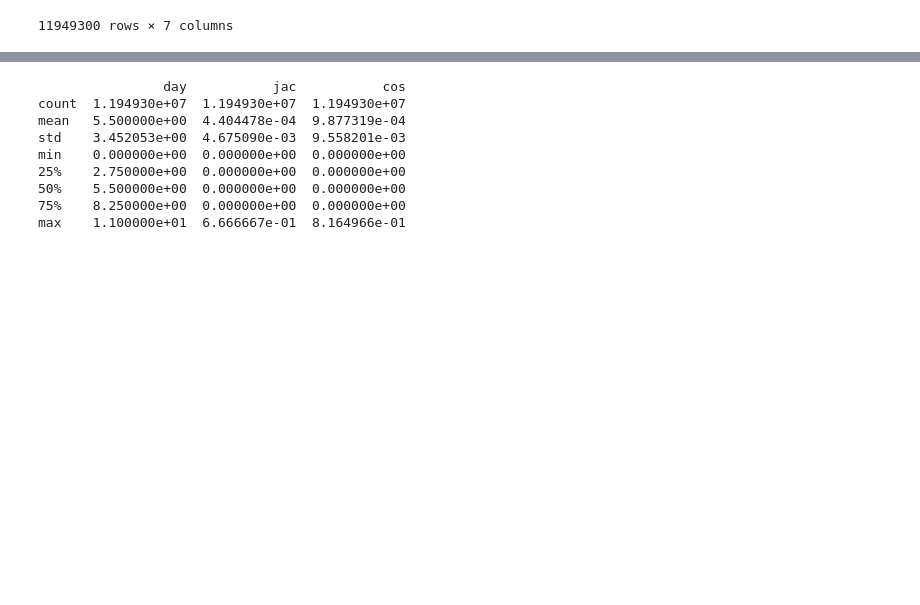
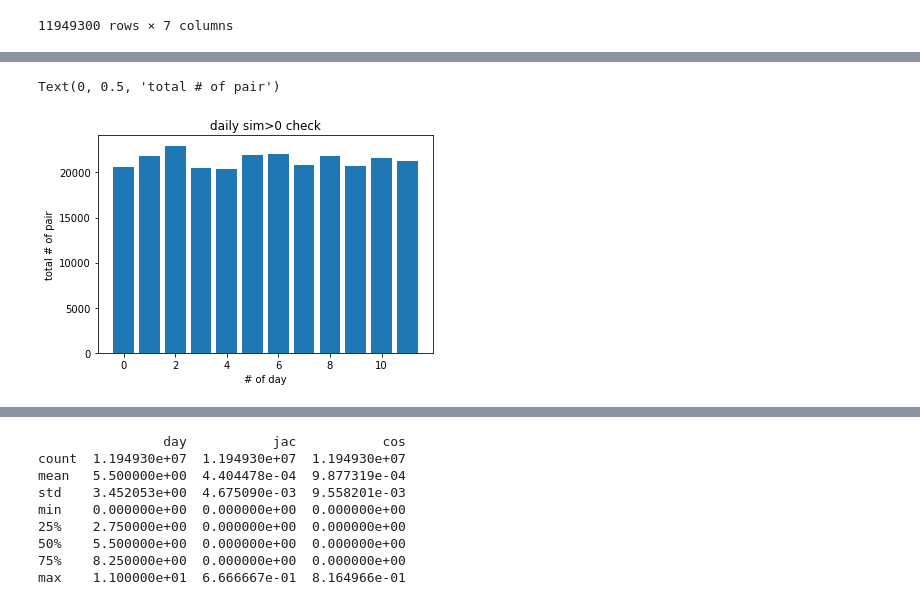
Before and after one commit to Yiran6/app_baseddata_processing, a Jupyter notebook: app_based_dt_check.ipynb, the cells around one changed output, grey strips where cells are left out. Drawn from its saved outputs; the diff is of its cells as text; code cells hidden in the pictures; blank space fills up the shorter version.

```diff
--- a/app_based_dt_check.ipynb
+++ b/app_based_dt_check.ipynb
@@ -685,0 +748,12 @@ sim_result_idsameday[sim_result_idsameday['jac']!=0]
+# %%
+#daypair check
+daypair = sim_result_idsameday[sim_result_idsameday['jac']!=0].groupby(['day']).size().to_frame()
+
+plt.figure(1)
+plt.bar(daypair.index, daypair[0])
+plt.title('daily sim>0 check')
+plt.xlabel('# of day')
+plt.ylabel('total # of pair')
+# %% [output]
+Text(0, 0.5, 'total # of pair')
+[figure, added]
```
Also changed, not shown: parts of 9 cells of this notebook.
